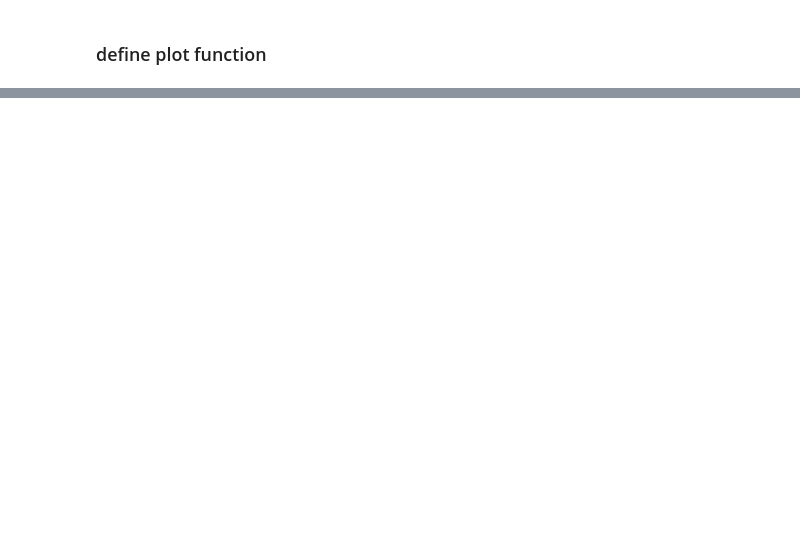
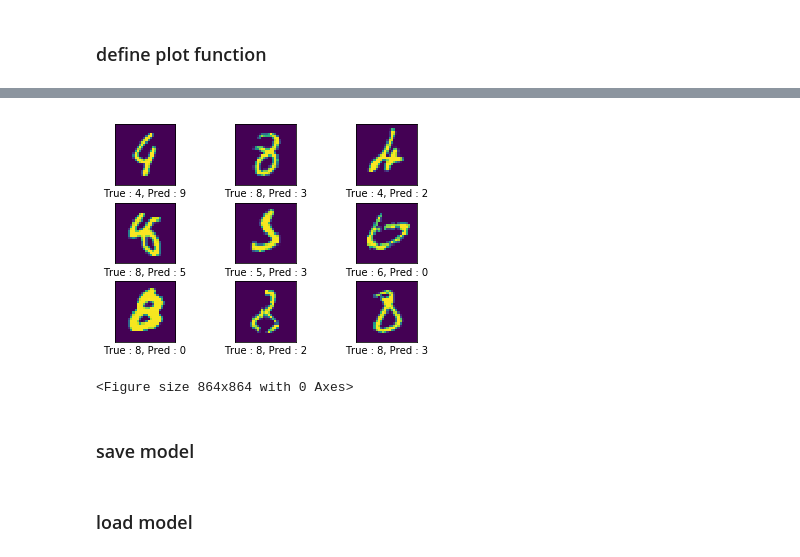
Before and after one commit to sunnyswag/ml_dl_assignments, a Jupyter notebook: assignment_5/assignment_5.ipynb, the cells around one changed output, grey strips where cells are left out. Drawn from its saved outputs; the diff is of its cells as text; code cells hidden in the pictures; blank space fills up the shorter version.

```diff
--- a/assignment_5/assignment_5.ipynb
+++ b/assignment_5/assignment_5.ipynb
@@ -72,0 +201,4 @@ def plot_images(images, cls_true, cls_pred=None):
+# %%
+model2.compile(loss='categorical_crossentropy',
+             optimizer='rmsprop',
+             metrics=['accuracy'])
@@ -72,0 +228,6 @@ def plot_images(images, cls_true, cls_pred=None):
+# %%
+cls_pred = model2.predict(x_test_flat,
+                         batch_size=3,
+                         verbose=1)
+
+cls_pred = np.argmax(cls_pred, axis=1)
@@ -72,0 +236,12 @@ def plot_images(images, cls_true, cls_pred=None):
+# %%
+error_list = []
+for i, pred in enumerate(cls_pred):
+    if pred != y_test_tmp[i]:
+        error_list.append(i)
+# %%
+plot_example_errors(x_test, y_test_tmp, cls_pred, error_list)
+# %% [output]
+[figure, added]
+<Figure size 864x864 with 0 Axes>
+# %% [markdown]
+### save model
@@ -72,0 +253,2 @@ def plot_images(images, cls_true, cls_pred=None):
+# %% [markdown]
+### load model
```
Also changed, not shown: parts of 31 cells of this notebook, 2 other files.
